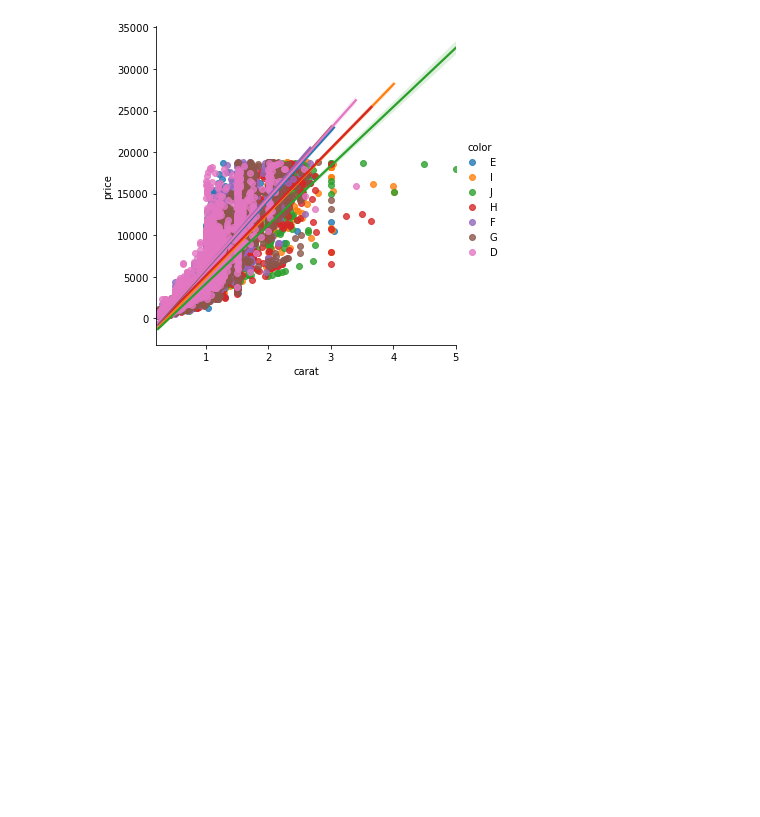
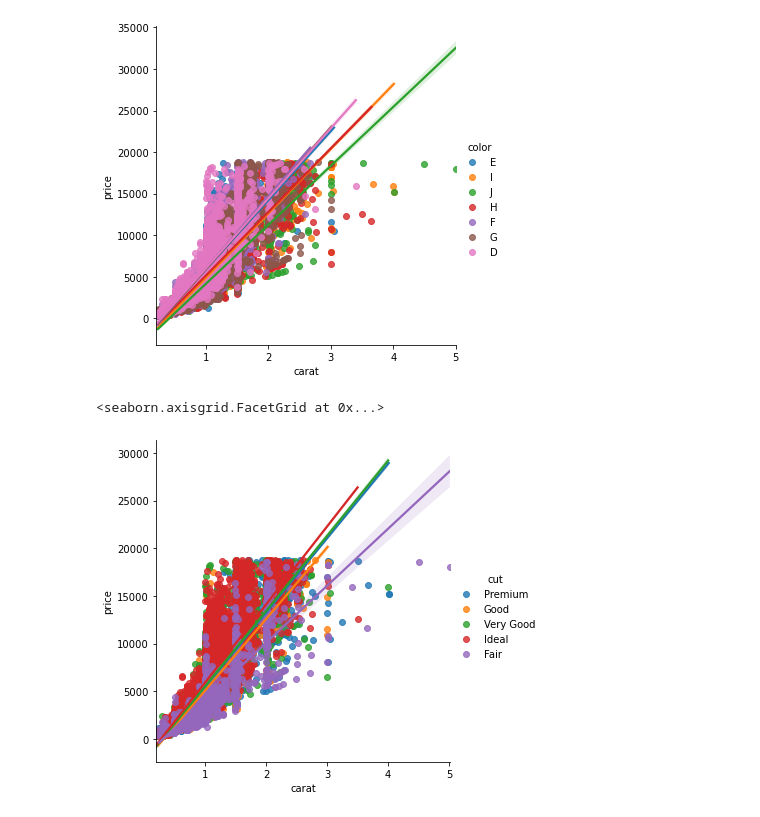
Before and after one commit to carlarbj/pricing_diamonds, a Jupyter notebook: diamond_price_prediction.ipynb, the cells around one changed output. Cells and saved outputs as stored; diff of their text form; code cells hidden in the pictures; blank space fills up the shorter version.

```diff
--- a/diamond_price_prediction.ipynb
+++ b/diamond_price_prediction.ipynb
@@ -296,3 +413,10 @@ sns.lmplot('carat', 'price', hue='color', data=diamond_cat)
 # %% [output]
 <seaborn.axisgrid.FacetGrid at 0x...>
 [figure]
+# %%
+import seaborn as sns
+
+sns.lmplot('carat', 'price', hue='cut', data=diamond_cat)
+# %% [output]
+<seaborn.axisgrid.FacetGrid at 0x...>
+[figure, added]
```
Also changed, not shown: parts of 58 cells of this notebook, 1 other file.
